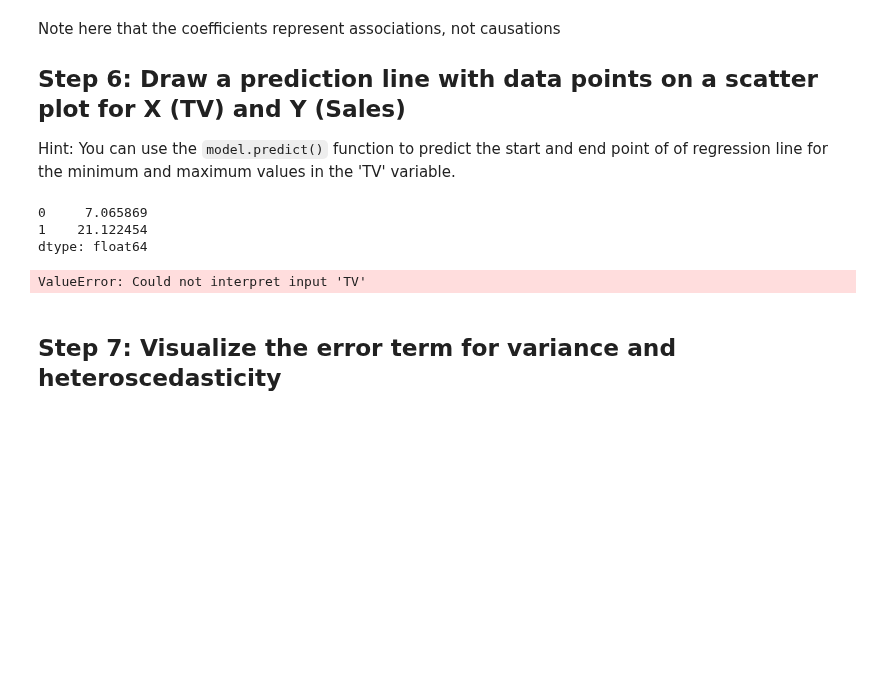
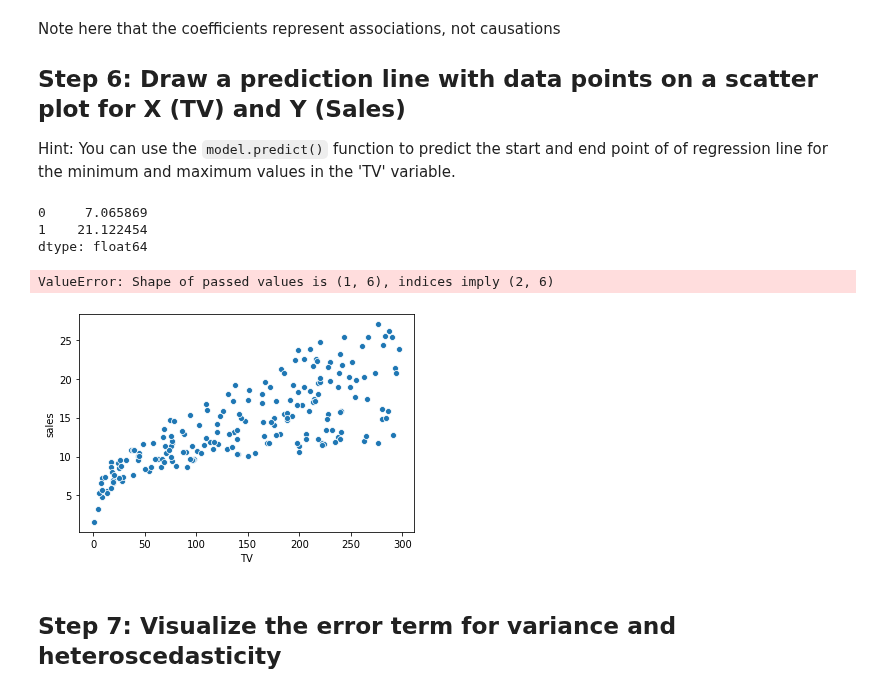
Before and after one commit to daveajstearns/dsc-ols-statsmodels-lab-nyc-ds-021720, a Jupyter notebook: index.ipynb, the cells around one changed output. Saved outputs shown, nothing was run; the diff lists cells and outputs as text; code cells hidden in the pictures; blank space fills up the shorter version.

```diff
--- a/index.ipynb
+++ b/index.ipynb
@@ -145,17 +145,18 @@ Hint: You can use the `model.predict()` function to predict the start and end po
 # %%
 # create a DataFrame with the minimum and maximum values of TV
 new_X = pd.DataFrame({'TV': [data.TV.min(), data.TV.max()]})
 # make predictions for those x values and store them
 predictions = model.predict(new_X)
 print(predictions)
 # first, plot the observed data and the least squares line
-sns.scatterplot(x=data='TV', y='sales')
+sns.scatterplot(x=data['TV'], y=data['sales'])
 sns.lineplot(x=new_X, y=predictions, color='green')
 # %% [output]
 0     7.065869
 1    21.122454
 dtype: float64
-ValueError: Could not interpret input 'TV'
+ValueError: Shape of passed values is (1, 6), indices imply (2, 6)
+[figure, added]
 # %% [markdown]
 ## Step 7: Visualize the error term for variance and heteroscedasticity
 # %%
```
